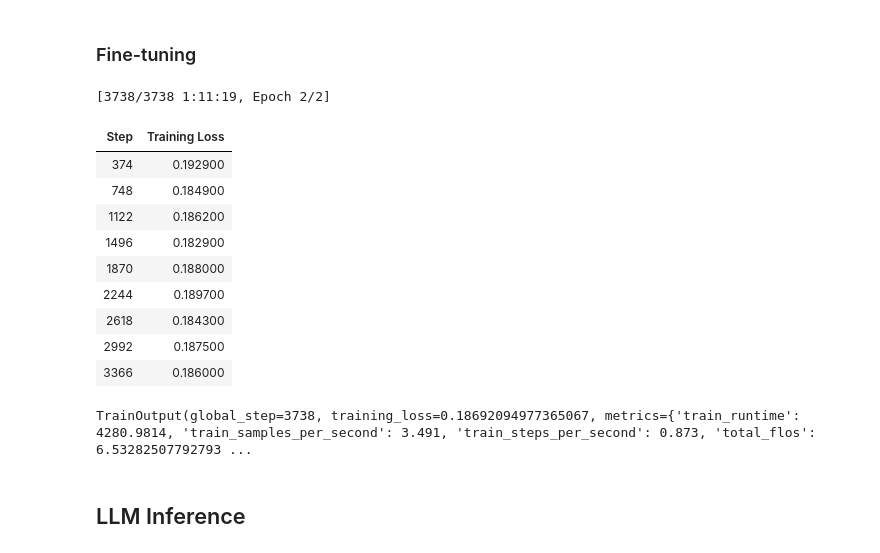
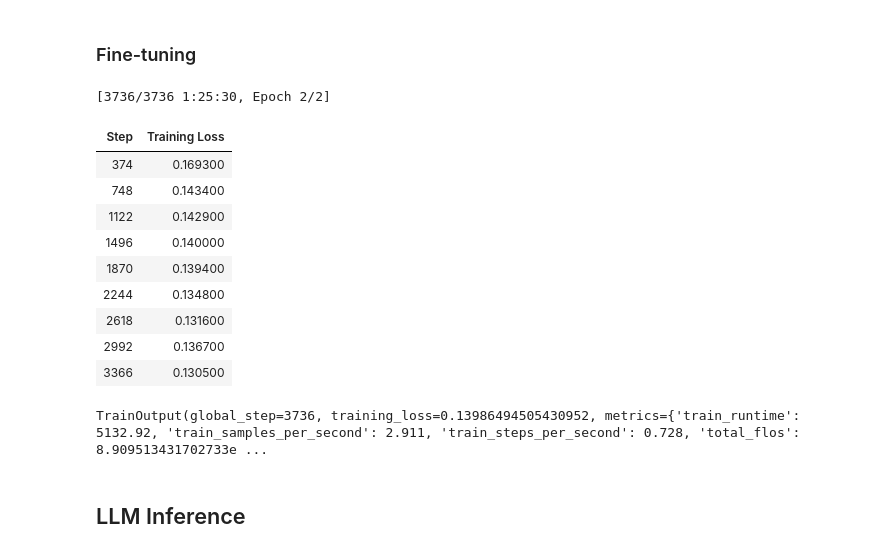
Before and after one commit to JerryLmr/ML2025SpringHYL, a Jupyter notebook: hw6/ml2025hw6.ipynb, the cells around one changed output. Drawn from its saved outputs; the diff is of its cells as text; code cells hidden in the pictures.

```diff
--- a/hw6/ml2025hw6.ipynb
+++ b/hw6/ml2025hw6.ipynb
@@ -153,11 +153,10 @@ def nshot_chats(nshot_data: list, n: int, question: str, answer: any, mode: str)
     chats = []
     # TODO: Use fixed few-shot examples
     fixed_few_shot = [
-        nshot_data[2],
-        nshot_data[3],
-        nshot_data[5],
-        nshot_data[7],
-        nshot_data[8]   # Alexis
+        nshot_data[0],   # Yanna – money
+        nshot_data[1],   # Felicia – unit conversion
+        nshot_data[2],   # James – equation
+        nshot_data[3],   # Page – percentage
     ]
 
     for qna in fixed_few_shot: # Samples n examples from the n-shot data
@@ -192,10 +191,10 @@ def nshot_chats(nshot_data: list, n: int, question: str, answer: any, mode: str)
 # %% [markdown]
 ### Format GSM8K Data for Fine-tuning
 # %%
-gsm8k_train = load_jsonlines('gsm8k_train_self-instruct.jsonl ') # You can use refined gsm8k_train_self-instruct.jsonl for fine-tuning
-
+gsm8k_train = load_jsonlines('gsm8k_train_self-instruct.jsonl') # You can use refined gsm8k_train_self-instruct.jsonl for fine-tuning
+#gsm8k_train = load_jsonlines('gsm8k_train.jsonl') # You can use refined gsm8k_train_self-instruct.jsonl for fine-tuning
 formatted_gsm8k = []
-TRAIN_N_SHOT = 5 # TODO: Give model more examples
+TRAIN_N_SHOT = 4 # TODO: Give model more examples
 max_token_len = 0 # Record token length of dataset and prevent data from truncation
 for qna in gsm8k_train: # Iterates over the GSM8K training data
     chats = nshot_chats(nshot_data=gsm8k_train, n=TRAIN_N_SHOT, question=qna['question'], answer=qna['answer'], mode='train') # Creates n-shot chats for the current example
@@ -216,46 +215,46 @@ formatted_gsm8k = Dataset.from_list(formatted_gsm8k) # Creates a dataset from th
 training_arguments = SFTConfig( # Configuration for the SFT trainer
     seed=1126,
     data_seed=1126,
-    output_dir=f"sft",
+    output_dir=f"sft_refinedtrain",
     per_device_train_batch_size=1,
     gradient_accumulation_steps=4,
     optim="paged_adamw_32bit",
     num_train_epochs=2, # TODO: If you use fixed few-shot examples, increase epoch
     logging_strategy="steps",
     logging_steps=0.1,
     save_strategy="steps",
     save_steps=0.1,
     lr_scheduler_type='linear',
     learning_rate=1e-4, # TODO: Decrease learning rate
     # TODO: Add weight decay
     weight_decay=0.01,
     bf16=True,
     group_by_length=True,
     max_length=max_token_len,
     dataset_text_field='text',
     report_to='none',
 )
 trainer = SFTTrainer( # Creates the SFT trainer
     model=peft_model,
     train_dataset=formatted_gsm8k,
     #peft_config=peft_config,
     processing_class=sft_tokenizer,
     args=training_arguments,
 )
 trainer.train() # Starts the training process
 # %% [output]
-[3738/3738 1:11:19, Epoch 2/2]
+[3736/3736 1:25:30, Epoch 2/2]
 | Step | Training Loss |
-| 374 | 0.192900 |
-| 748 | 0.184900 |
-| 1122 | 0.186200 |
-| 1496 | 0.182900 |
-| 1870 | 0.188000 |
-| 2244 | 0.189700 |
-| 2618 | 0.184300 |
-| 2992 | 0.187500 |
-| 3366 | 0.186000 |
+| 374 | 0.169300 |
+| 748 | 0.143400 |
+| 1122 | 0.142900 |
+| 1496 | 0.140000 |
+| 1870 | 0.139400 |
+| 2244 | 0.134800 |
+| 2618 | 0.131600 |
+| 2992 | 0.136700 |
+| 3366 | 0.130500 |
-TrainOutput(global_step=3738, training_loss=0.18692094977365067, metrics={'train_runtime': 4280.9814, 'train_samples_per_second': 3.491, 'train_steps_per_second': 0.873, 'total_flos': 6.53282507792793 ...
+TrainOutput(global_step=3736, training_loss=0.13986494505430952, metrics={'train_runtime': 5132.92, 'train_samples_per_second': 2.911, 'train_steps_per_second': 0.728, 'total_flos': 8.909513431702733e ...
 # %% [markdown]
 ## LLM Inference
 # %% [markdown]
```
Also changed, not shown: parts of 5 cells of this notebook, 12 other files.
